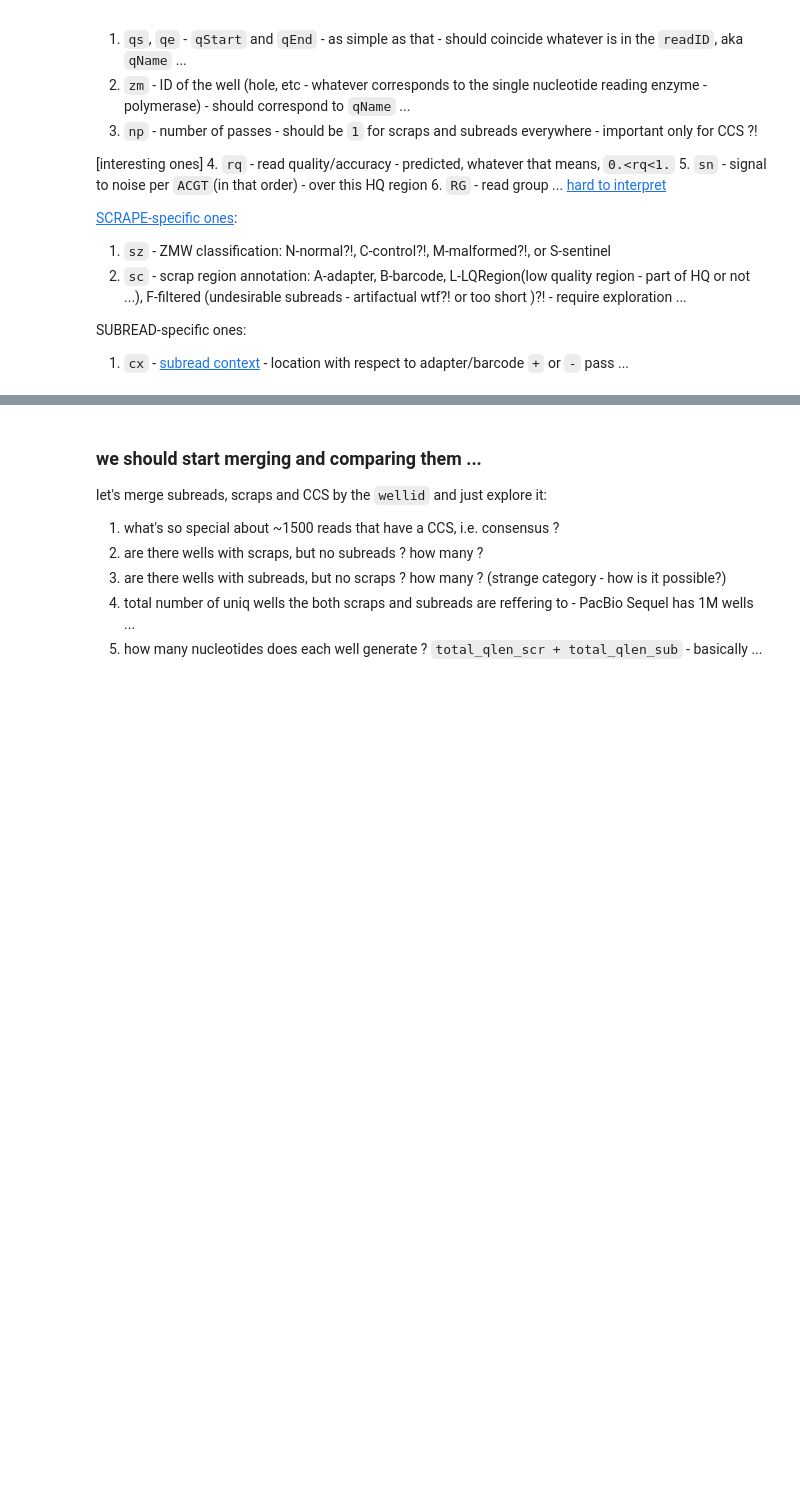
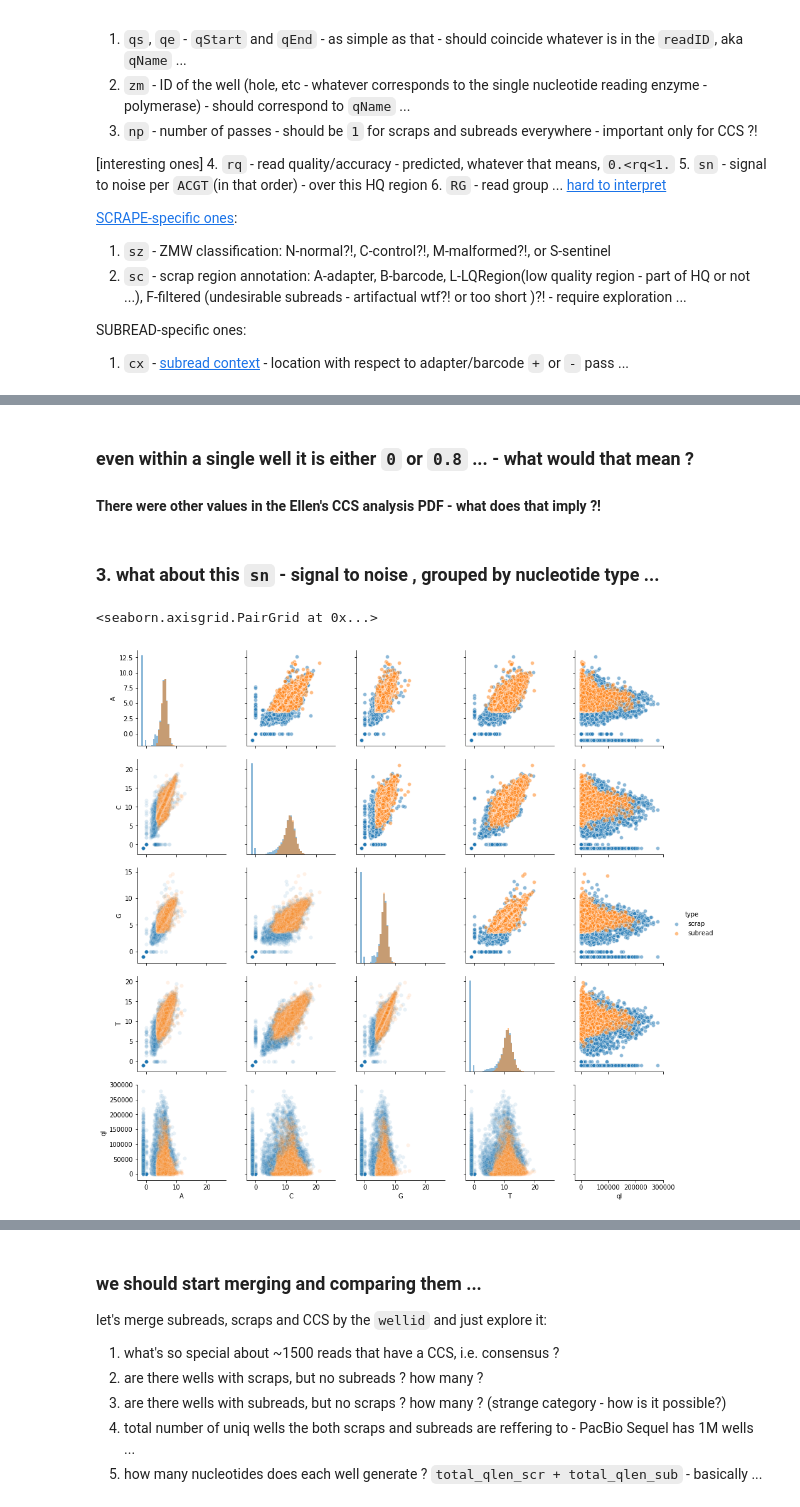
Before and after one commit to dekkerlab/experimental, a Jupyter notebook: notebooks/pb-explore.ipynb, the cells around one changed output, grey strips where cells are left out. Saved outputs shown, nothing was run; the diff lists cells and outputs as text; code cells hidden in the pictures; blank space fills up the shorter version.

```diff
--- a/notebooks/pb-explore.ipynb
+++ b/notebooks/pb-explore.ipynb
@@ -128,0 +247,43 @@ scrap_df = wellstats_raw(scraps)
+# %% [markdown]
+### even within a single well it is either `0` or `0.8` ... - what would that mean ?
+#### There were other values in the Ellen's CCS analysis PDF - what does that imply ?!
+# %% [markdown]
+### 3. what about this `sn` - signal to noise , grouped by nucleotide type ...
+# %%
+#ACGT
+acgt = dict(zip([1,2,3,4],list('ACGT')))
+acgt_dt = dict(zip(list('ACGT'),[float]*4))
+
+# sn-s by scrap and subreads ...
+sn_df = scr_sub_df.groupby(['zm','type']).agg({'sn':"first",'ql':sum})
+sn_df = pd.concat([sn_df['ql'],sn_df['sn'].str.split(',',expand=True).rename(acgt, axis=1).astype(acgt_dt)[list('ACGT')]],axis=1)
+# sn_df = scr_sub_df.groupby(['zm','type'])['sn'].first().str.split(',',expand=True).rename(acgt, axis=1).astype(acgt_dt)
+sn_df = sn_df.reset_index()
+
+# sn-s by scrap ...
+scr_sn_df = scrap_sam_df.groupby(['zm','sc']).agg({'sn':"first",'ql':sum})
+scr_sn_df = pd.concat([scr_sn_df['ql'],scr_sn_df['sn'].str.split(',',expand=True).rename(acgt, axis=1).astype(acgt_dt)[list('ACGT')]],axis=1)
+# scr_sn_df = scrap_sam_df.groupby(['zm','sc'])['sn'].first().str.split(',',expand=True).rename(acgt, axis=1).astype(acgt_dt)
+scr_sn_df = scr_sn_df.reset_index()
+
+# scrap_sn = scrap_sam_df['sn'].str.split(',',expand=True).rename(acgt, axis=1)
+# scrap_sn['rq'] = scrap_sam_df['rq']
+# scrap_sn['sc'] = scrap_sam_df['sc']
+# scrap_sn['sz'] = scrap_sam_df['sz']
+# subreads ...
+# subreads_sn = subreads_sam_df['sn'].str.split(',',expand=True).rename(acgt, axis=1)
+# subreads_sn['cx'] = subreads_sam_df['cx']
+# scrap_sn[list('ACGT')].astype(acgt_dt).max()
+# subreads_sn[list('ACGT')].astype(acgt_dt).min()
+# %%
+bins=np.linspace(-1.5,25,50)
+# just looking at a pairwise relationship between signal-to-noise fro ACTG ...
+# whatever that means ...
+g = sns.PairGrid(sn_df.sample(frac=0.05), vars=list('ACGT')+['ql'], hue='type', diag_sharey=False)
+g.map_lower(sns.scatterplot,alpha=0.1)
+g.map_upper(sns.scatterplot,alpha=0.5)
+g.map_diag(plt.hist,alpha=0.5,bins=bins)
+g.add_legend()
+# %% [output]
+<seaborn.axisgrid.PairGrid at 0x...>
+[figure, added]
```
Also changed, not shown: parts of 45 cells of this notebook.
